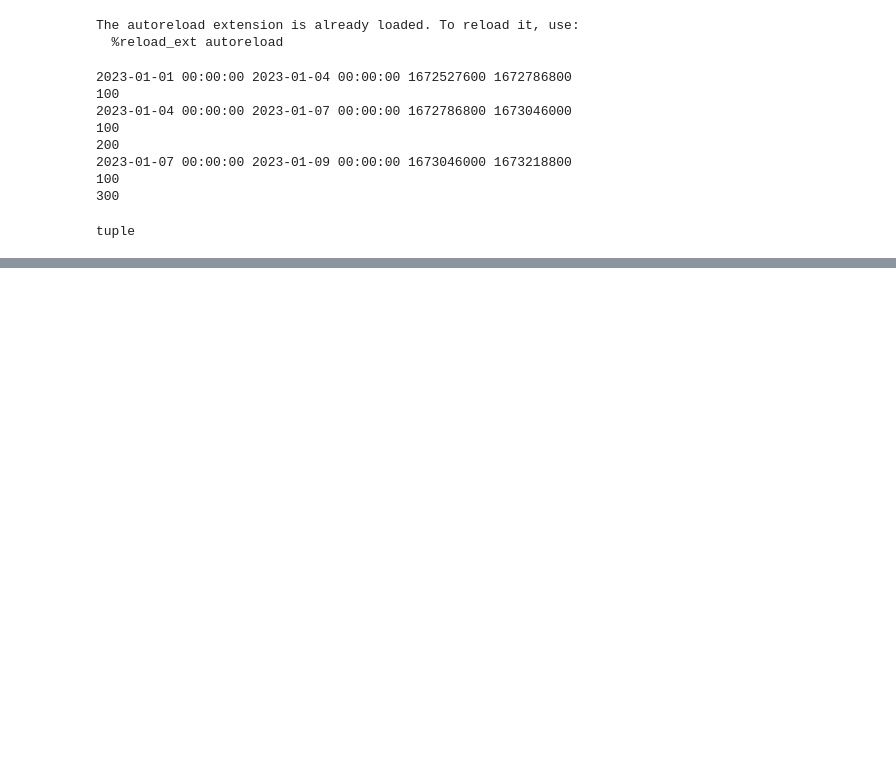
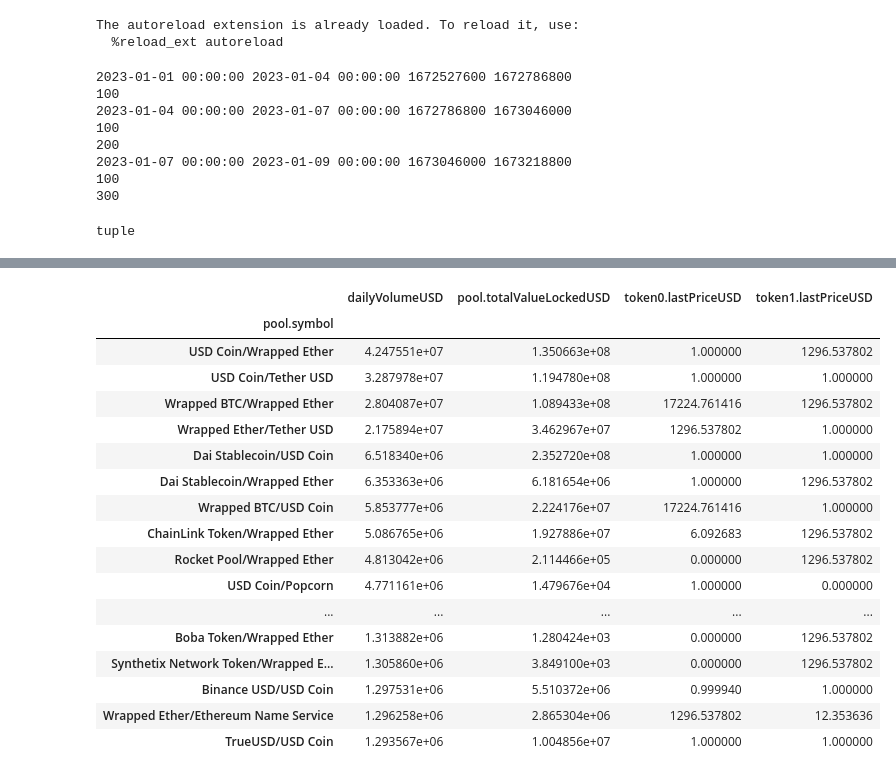
Before and after one commit to juliencarponcy/py0xcluster, a Jupyter notebook: notebooks/gpt_data_fetch.ipynb, the cells around one changed output, grey strips where cells are left out. Drawn from its saved outputs; the diff is of its cells as text; code cells hidden in the pictures; blank space fills up the shorter version.

```diff
--- a/notebooks/gpt_data_fetch.ipynb
+++ b/notebooks/gpt_data_fetch.ipynb
@@ -225,0 +146,21 @@ pools_summary.head(50)
+# %%
+uni3_pools.groupby('pool.symbol').agg('median').sort_values('dailyVolumeUSD', ascending=False).head(50)
+# %% [output]
+|  | dailyVolumeUSD | pool.totalValueLockedUSD | token0.lastPriceUSD | token1.lastPriceUSD |
+| pool.symbol |  |  |  |  |
+| USD Coin/Wrapped Ether | 4.247551e+07 | 1.350663e+08 | 1.000000 | 1296.537802 |
+| USD Coin/Tether USD | 3.287978e+07 | 1.194780e+08 | 1.000000 | 1.000000 |
+| Wrapped BTC/Wrapped Ether | 2.804087e+07 | 1.089433e+08 | 17224.761416 | 1296.537802 |
+| Wrapped Ether/Tether USD | 2.175894e+07 | 3.462967e+07 | 1296.537802 | 1.000000 |
+| Dai Stablecoin/USD Coin | 6.518340e+06 | 2.352720e+08 | 1.000000 | 1.000000 |
+| Dai Stablecoin/Wrapped Ether | 6.353363e+06 | 6.181654e+06 | 1.000000 | 1296.537802 |
+| Wrapped BTC/USD Coin | 5.853777e+06 | 2.224176e+07 | 17224.761416 | 1.000000 |
+| ChainLink Token/Wrapped Ether | 5.086765e+06 | 1.927886e+07 | 6.092683 | 1296.537802 |
+| Rocket Pool/Wrapped Ether | 4.813042e+06 | 2.114466e+05 | 0.000000 | 1296.537802 |
+| USD Coin/Popcorn | 4.771161e+06 | 1.479676e+04 | 1.000000 | 0.000000 |
+| ... | ... | ... | ... | ... |
+| Boba Token/Wrapped Ether | 1.313882e+06 | 1.280424e+03 | 0.000000 | 1296.537802 |
+| Synthetix Network Token/Wrapped E... | 1.305860e+06 | 3.849100e+03 | 0.000000 | 1296.537802 |
+| Binance USD/USD Coin | 1.297531e+06 | 5.510372e+06 | 0.999940 | 1.000000 |
+| Wrapped Ether/Ethereum Name Service | 1.296258e+06 | 2.865304e+06 | 1296.537802 | 12.353636 |
+| TrueUSD/USD Coin | 1.293567e+06 | 1.004856e+07 | 1.000000 | 1.000000 |
```
Also changed, not shown: parts of 14 cells of this notebook, 1 other file.
